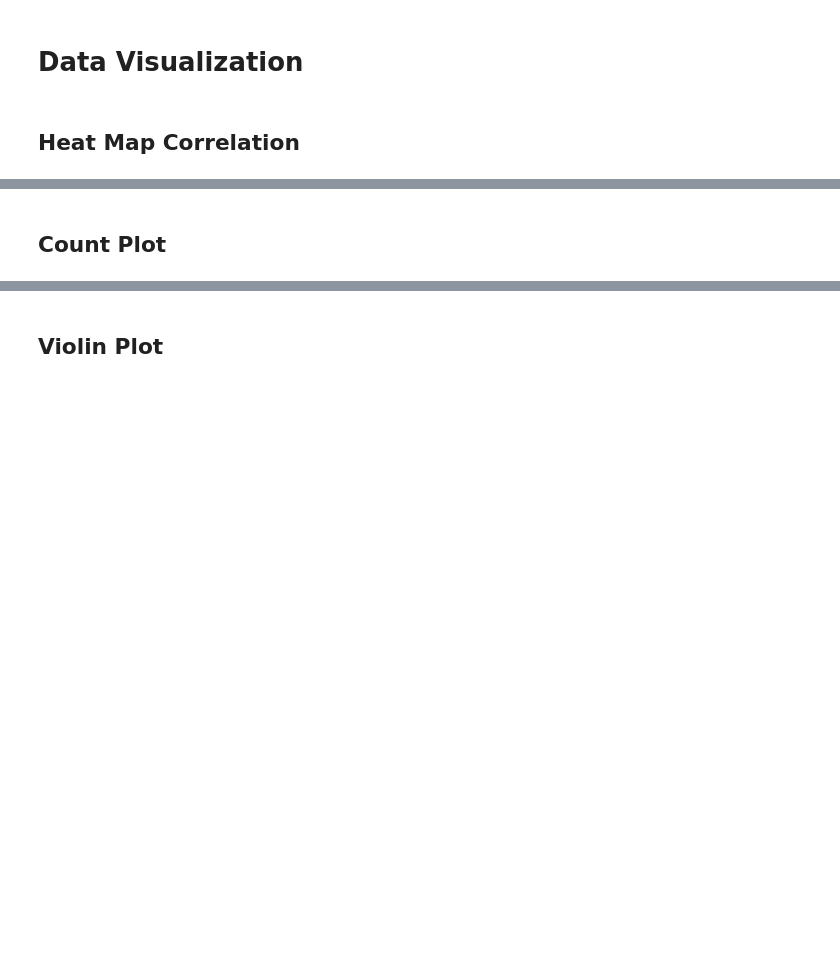
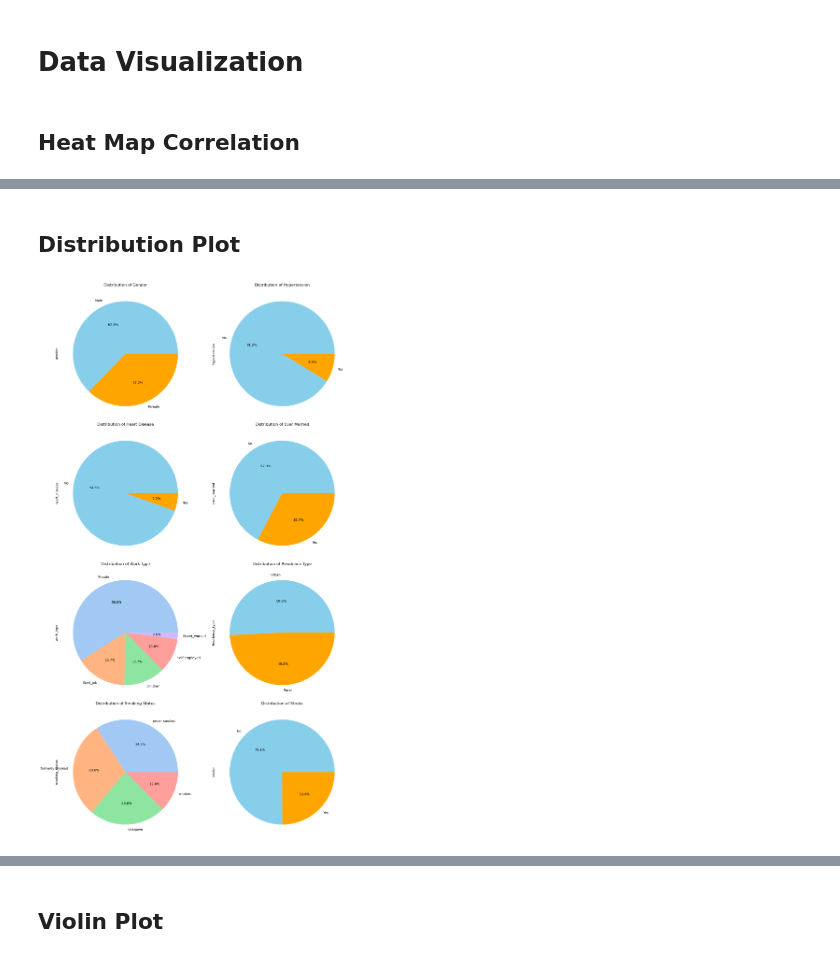
Before and after one commit to hoandkjxhbfhk/stroke-predict, a Jupyter notebook: model.ipynb, the cells around one changed output, grey strips where cells are left out. Drawn from its saved outputs; the diff is of its cells as text; code cells hidden in the pictures; blank space fills up the shorter version.

Commit message:
graph

```diff
--- a/model.ipynb
+++ b/model.ipynb
@@ -158,2 +143,42 @@ plt.show()
 # %% [markdown]
-## **Count Plot** <a id="3.2"></a>
+## **Distribution Plot** <a id="3.2"></a>
+# %%
+# Vẽ biểu đồ phân phối dạng tròn cho các biến phân loại trong dataset
+fig, axes = plt.subplots(4, 2, figsize=(14, 24))
+
+# Distribution of gender
+dataset['gender'].value_counts().plot.pie(ax=axes[0, 0], autopct='%1.1f%%', colors=['skyblue', 'orange'], labels=['Male', 'Female'])
+axes[0, 0].set_title('Distribution of Gender')
+
+# Distribution of hypertension
+dataset['hypertension'].value_counts().plot.pie(ax=axes[0, 1], autopct='%1.1f%%', colors=['skyblue', 'orange'], labels=['No', 'Yes'])
+axes[0, 1].set_title('Distribution of Hypertension')
+
+# Distribution of heart disease
+dataset['heart_disease'].value_counts().plot.pie(ax=axes[1, 0], autopct='%1.1f%%', colors=['skyblue', 'orange'], labels=['No', 'Yes'])
+axes[1, 0].set_title('Distribution of Heart Disease')
+
+# Distribution of ever married
+dataset['ever_married'].value_counts().plot.pie(ax=axes[1, 1], autopct='%1.1f%%', colors=['skyblue', 'orange'], labels=['No', 'Yes'])
+axes[1, 1].set_title('Distribution of Ever Married')
+
+# Distribution of work type
+dataset['work_type'].value_counts().plot.pie(ax=axes[2, 0], autopct='%1.1f%%', labels=dataset['work_type'].unique(), colors=sns.color_palette('pastel', len(dataset['work_type'].unique())))
+axes[2, 0].set_title('Distribution of Work Type')
+
+# Distribution of residence type
+dataset['Residence_type'].value_counts().plot.pie(ax=axes[2, 1], autopct='%1.1f%%', colors=['skyblue', 'orange'], labels=['Urban', 'Rural'])
+axes[2, 1].set_title('Distribution of Residence Type')
+
+# Distribution of smoking status
+dataset['smoking_status'].value_counts().plot.pie(ax=axes[3, 0], autopct='%1.1f%%', labels=dataset['smoking_status'].unique(), colors=sns.color_palette('pastel', len(dataset['smoking_status'].unique())))
+axes[3, 0].set_title('Distribution of Smoking Status')
+
+# Distribution of stroke
+dataset['stroke'].value_counts().plot.pie(ax=axes[3, 1], autopct='%1.1f%%', colors=['skyblue', 'orange'], labels=['No', 'Yes'])
+axes[3, 1].set_title('Distribution of Stroke')
+
+plt.tight_layout()
+plt.show()
+# %% [output]
+[figure, added]
```
Also changed, not shown: parts of 50 cells of this notebook.
